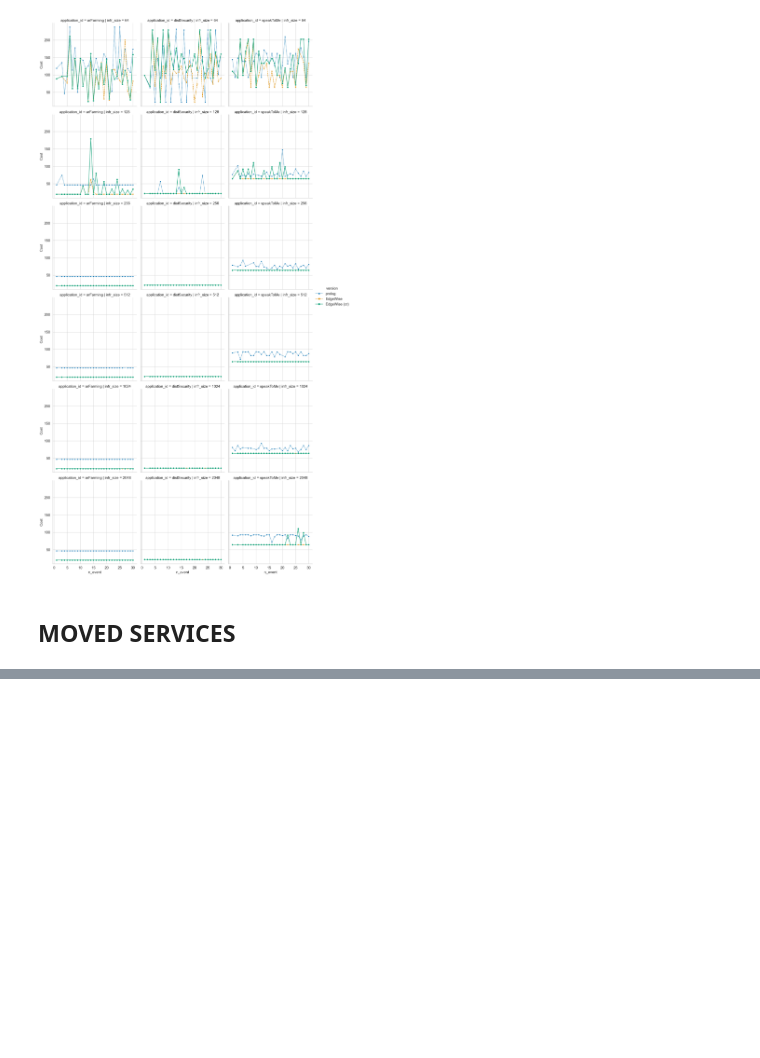
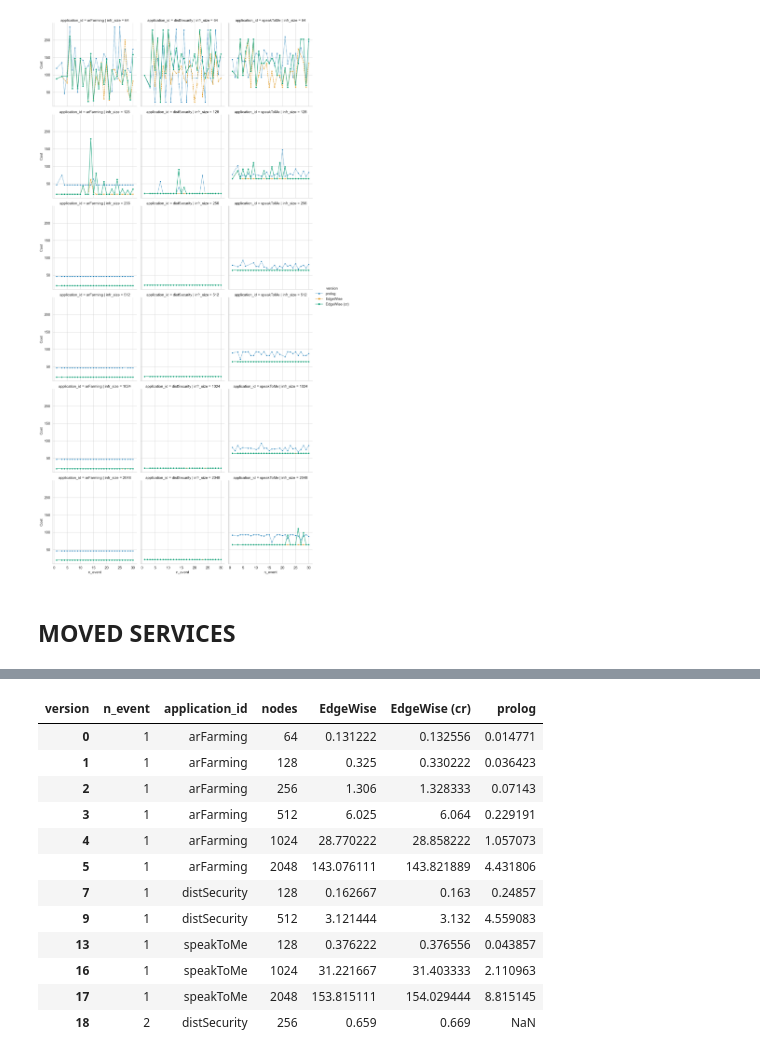
Before and after one commit to di-unipi-socc/edgewise, a Jupyter notebook: edgewise/results/analyse.ipynb, the cells around one changed output, grey strips where cells are left out. Cells and saved outputs as stored; diff of their text form; code cells hidden in the pictures; blank space fills up the shorter version.

```diff
--- a/edgewise/results/analyse.ipynb
+++ b/edgewise/results/analyse.ipynb
@@ -47,8 +56,6 @@ Removed 29755 events
 # %% [markdown]
 ## EXECUTION TIME
 # %%
-df_exec_time = df[(df["callback_id"] == "execution_time") & (df["value"] != "-1")]
-df_exec_time.loc[:, "value"] = df_exec_time["value"].astype(float)
 f = sns.relplot(
     data=df_exec_time,
     x="n_event",
@@ -163,0 +265,23 @@ f.set_ylabels("Moved Services [#]")
+# %%
+# Pivot per avere le versioni come colonne
+pivoted = df_exec_time.pivot_table(
+    index=["n_event", "application_id", "nodes"],
+    columns="version",
+    values="value"
+).reset_index()
+
+pivoted[pivoted["EdgeWise (cr)"] > pivoted["EdgeWise"]]
+# %% [output]
+| version | n_event | application_id | nodes | EdgeWise | EdgeWise (cr) | prolog |
+| 0 | 1 | arFarming | 64 | 0.131222 | 0.132556 | 0.014771 |
+| 1 | 1 | arFarming | 128 | 0.325 | 0.330222 | 0.036423 |
+| 2 | 1 | arFarming | 256 | 1.306 | 1.328333 | 0.07143 |
+| 3 | 1 | arFarming | 512 | 6.025 | 6.064 | 0.229191 |
+| 4 | 1 | arFarming | 1024 | 28.770222 | 28.858222 | 1.057073 |
+| 5 | 1 | arFarming | 2048 | 143.076111 | 143.821889 | 4.431806 |
+| 7 | 1 | distSecurity | 128 | 0.162667 | 0.163 | 0.24857 |
+| 9 | 1 | distSecurity | 512 | 3.121444 | 3.132 | 4.559083 |
+| 13 | 1 | speakToMe | 128 | 0.376222 | 0.376556 | 0.043857 |
+| 16 | 1 | speakToMe | 1024 | 31.221667 | 31.403333 | 2.110963 |
+| 17 | 1 | speakToMe | 2048 | 153.815111 | 154.029444 | 8.815145 |
+| 18 | 2 | distSecurity | 256 | 0.659 | 0.669 | NaN |
```
Also changed, not shown: parts of 6 cells of this notebook, 1 other file.
